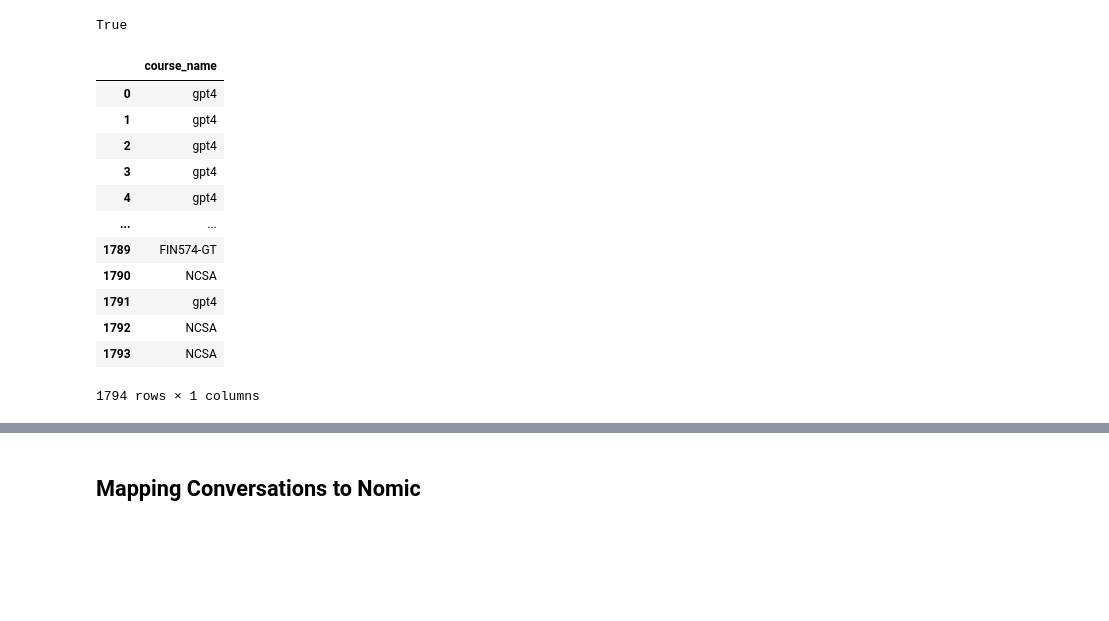
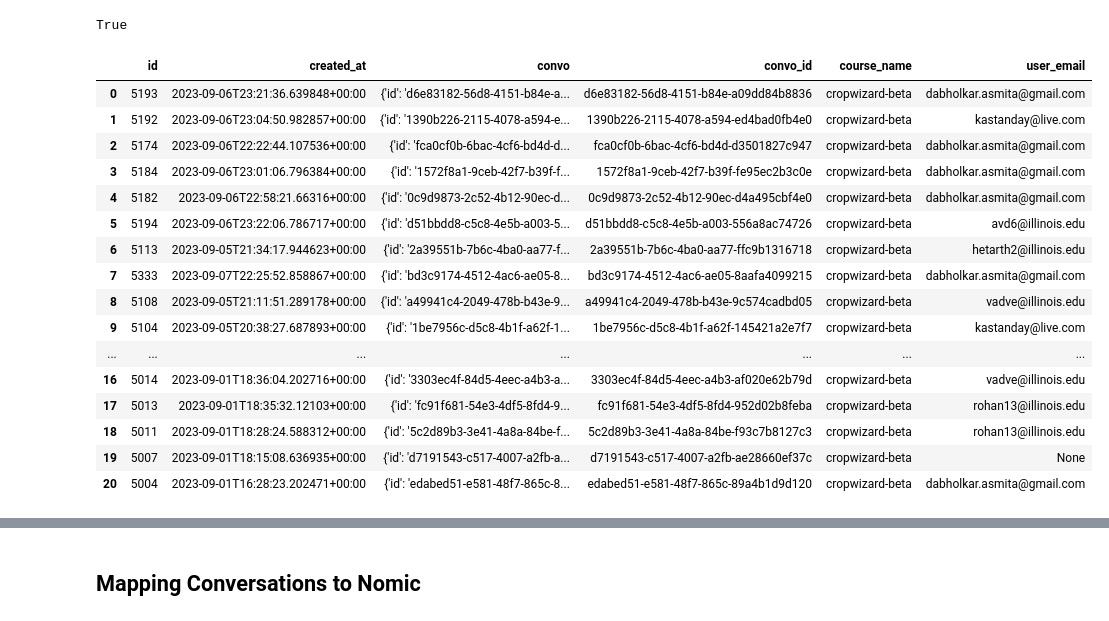
Before and after one commit to UIUC-Chatbot/ai-ta-backend, a Jupyter notebook: ai_ta_backend/nomic_map_creation.ipynb, the cells around one changed output, grey strips where cells are left out. Cells and saved outputs as stored; diff of their text form; code cells hidden in the pictures; blank space fills up the shorter version.

```diff
--- a/ai_ta_backend/nomic_map_creation.ipynb
+++ b/ai_ta_backend/nomic_map_creation.ipynb
@@ -24,23 +24,26 @@ key = os.environ.get("SUPABASE_API_KEY")
 
 supabase_client = supabase.create_client(url, key)
 # %%
-# query data for one course for testing
-course = 'ece120'
-response = supabase_client.table("llm-convo-monitor").select("course_name", count='exact').execute()
+course = 'cropwizard-beta'
+response = supabase_client.table("llm-convo-monitor").select("*").eq('course_name', course).execute()
 data = response.data
 df = pd.DataFrame(data)
 df
 # %% [output]
-|  | course_name |
-| 0 | gpt4 |
-| 1 | gpt4 |
-| 2 | gpt4 |
-| 3 | gpt4 |
-| 4 | gpt4 |
-| ... | ... |
-| 1789 | FIN574-GT |
-| 1790 | NCSA |
-| 1791 | gpt4 |
-| 1792 | NCSA |
-| 1793 | NCSA |
+|  | id | created_at | convo | convo_id | course_name | user_email |
+| 0 | 5193 | 2023-09-06T23:21:36.639848+00:00 | {'id': 'd6e83182-56d8-4151-b84e-a... | d6e83182-56d8-4151-b84e-a09dd84b8836 | cropwizard-beta | dabholkar.asmita@gmail.com |
+| 1 | 5192 | 2023-09-06T23:04:50.982857+00:00 | {'id': '1390b226-2115-4078-a594-e... | 1390b226-2115-4078-a594-ed4bad0fb4e0 | cropwizard-beta | kastanday@live.com |
+| 2 | 5174 | 2023-09-06T22:22:44.107536+00:00 | {'id': 'fca0cf0b-6bac-4cf6-bd4d-d... | fca0cf0b-6bac-4cf6-bd4d-d3501827c947 | cropwizard-beta | dabholkar.asmita@gmail.com |
+| 3 | 5184 | 2023-09-06T23:01:06.796384+00:00 | {'id': '1572f8a1-9ceb-42f7-b39f-f... | 1572f8a1-9ceb-42f7-b39f-fe95ec2b3c0e | cropwizard-beta | dabholkar.asmita@gmail.com |
+| 4 | 5182 | 2023-09-06T22:58:21.66316+00:00 | {'id': '0c9d9873-2c52-4b12-90ec-d... | 0c9d9873-2c52-4b12-90ec-d4a495cbf4e0 | cropwizard-beta | dabholkar.asmita@gmail.com |
+| 5 | 5194 | 2023-09-06T23:22:06.786717+00:00 | {'id': 'd51bbdd8-c5c8-4e5b-a003-5... | d51bbdd8-c5c8-4e5b-a003-556a8ac74726 | cropwizard-beta | avd6@illinois.edu |
+| 6 | 5113 | 2023-09-05T21:34:17.944623+00:00 | {'id': '2a39551b-7b6c-4ba0-aa77-f... | 2a39551b-7b6c-4ba0-aa77-ffc9b1316718 | cropwizard-beta | hetarth2@illinois.edu |
+| 7 | 5333 | 2023-09-07T22:25:52.858867+00:00 | {'id': 'bd3c9174-4512-4ac6-ae05-8... | bd3c9174-4512-4ac6-ae05-8aafa4099215 | cropwizard-beta | dabholkar.asmita@gmail.com |
+| 8 | 5108 | 2023-09-05T21:11:51.289178+00:00 | {'id': 'a49941c4-2049-478b-b43e-9... | a49941c4-2049-478b-b43e-9c574cadbd05 | cropwizard-beta | vadve@illinois.edu |
+| 9 | 5104 | 2023-09-05T20:38:27.687893+00:00 | {'id': '1be7956c-d5c8-4b1f-a62f-1... | 1be7956c-d5c8-4b1f-a62f-145421a2e7f7 | cropwizard-beta | kastanday@live.com |
+| ... | ... | ... | ... | ... | ... | ... |
+| 16 | 5014 | 2023-09-01T18:36:04.202716+00:00 | {'id': '3303ec4f-84d5-4eec-a4b3-a... | 3303ec4f-84d5-4eec-a4b3-af020e62b79d | cropwizard-beta | vadve@illinois.edu |
+| 17 | 5013 | 2023-09-01T18:35:32.12103+00:00 | {'id': 'fc91f681-54e3-4df5-8fd4-9... | fc91f681-54e3-4df5-8fd4-952d02b8feba | cropwizard-beta | rohan13@illinois.edu |
+| 18 | 5011 | 2023-09-01T18:28:24.588312+00:00 | {'id': '5c2d89b3-3e41-4a8a-84be-f... | 5c2d89b3-3e41-4a8a-84be-f93c7b8127c3 | cropwizard-beta | rohan13@illinois.edu |
+| 19 | 5007 | 2023-09-01T18:15:08.636935+00:00 | {'id': 'd7191543-c517-4007-a2fb-a... | d7191543-c517-4007-a2fb-ae28660ef37c | cropwizard-beta | None |
+| 20 | 5004 | 2023-09-01T16:28:23.202471+00:00 | {'id': 'edabed51-e581-48f7-865c-8... | edabed51-e581-48f7-865c-89a4b1d9d120 | cropwizard-beta | dabholkar.asmita@gmail.com |
-1794 rows × 1 columns
```
Also changed, not shown: parts of 6 cells of this notebook, 1 other file.
